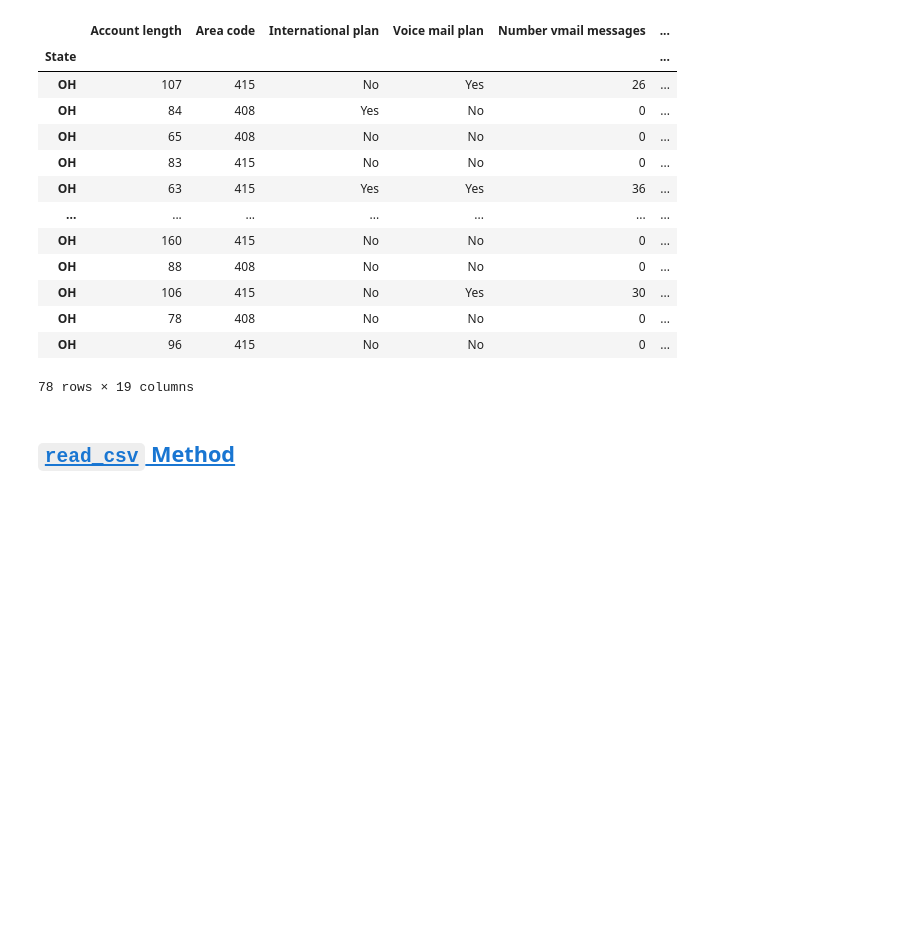
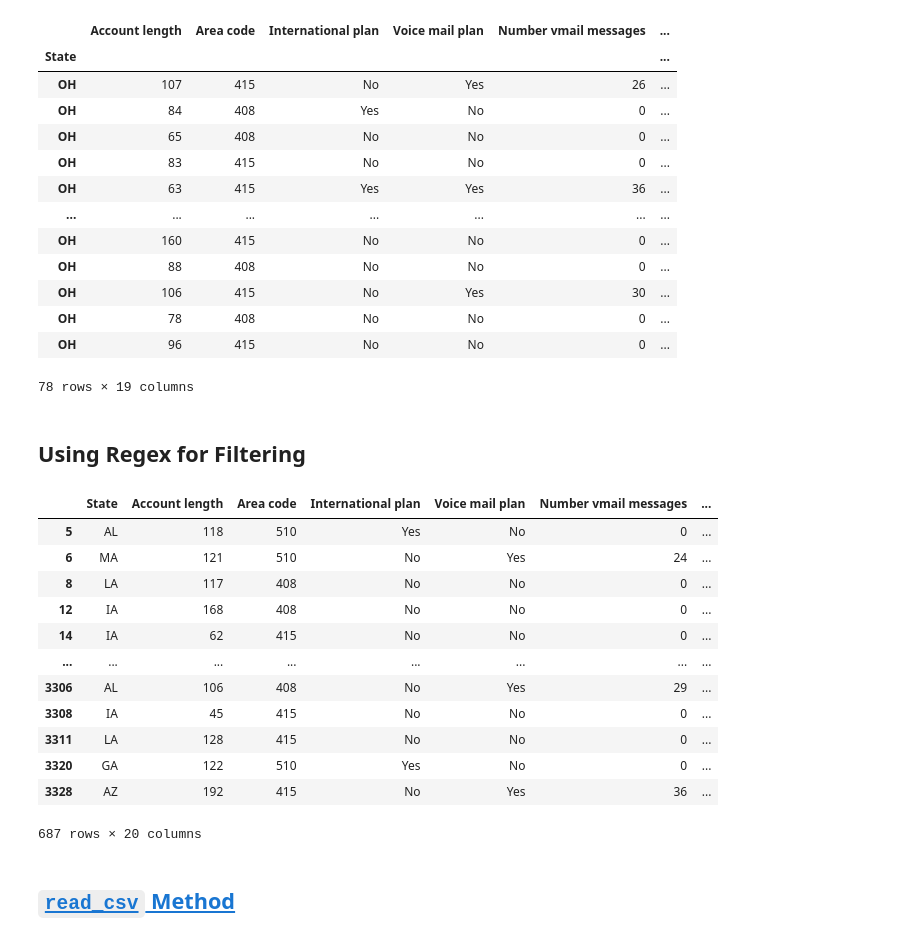
Before and after one commit to tinapyp/data-science-learning, a Jupyter notebook: Libraries/Pandas/pandas.ipynb, the cells around one changed output. Cells and saved outputs as stored; diff of their text form; code cells hidden in the pictures; blank space fills up the shorter version.

Commit message:
add: re library for regex

```diff
--- a/Libraries/Pandas/pandas.ipynb
+++ b/Libraries/Pandas/pandas.ipynb
@@ -348,6 +348,26 @@ state.loc['OH']
 | OH | 78 | 408 | No | No | 0 | ... |
 | OH | 96 | 415 | No | No | 0 | ... |
 78 rows × 19 columns
+# %% [markdown]
+## Using Regex for Filtering
+# %%
+import re
+
+df.loc[df['State'].str.contains('a', flags=re.I, regex=True)]
+# %% [output]
+|  | State | Account length | Area code | International plan | Voice mail plan | Number vmail messages | ... |
+| 5 | AL | 118 | 510 | Yes | No | 0 | ... |
+| 6 | MA | 121 | 510 | No | Yes | 24 | ... |
+| 8 | LA | 117 | 408 | No | No | 0 | ... |
+| 12 | IA | 168 | 408 | No | No | 0 | ... |
+| 14 | IA | 62 | 415 | No | No | 0 | ... |
+| ... | ... | ... | ... | ... | ... | ... | ... |
+| 3306 | AL | 106 | 408 | No | Yes | 29 | ... |
+| 3308 | IA | 45 | 415 | No | No | 0 | ... |
+| 3311 | LA | 128 | 415 | No | No | 0 | ... |
+| 3320 | GA | 122 | 510 | Yes | No | 0 | ... |
+| 3328 | AZ | 192 | 415 | No | Yes | 36 | ... |
+687 rows × 20 columns
 # %% [markdown]
 ## <a id='toc2_8_'></a>[`read_csv` Method](#toc0_)
 # %%
```
